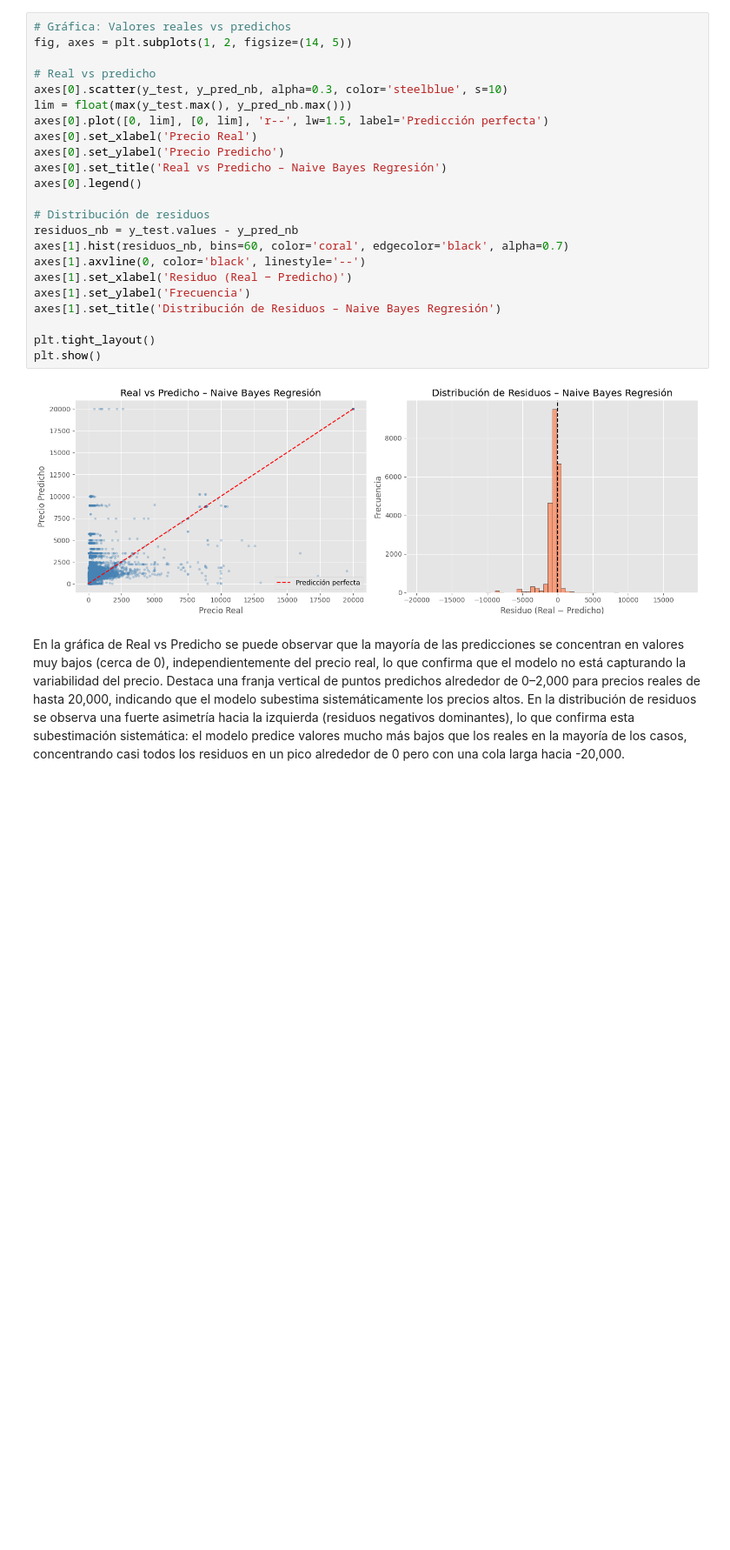
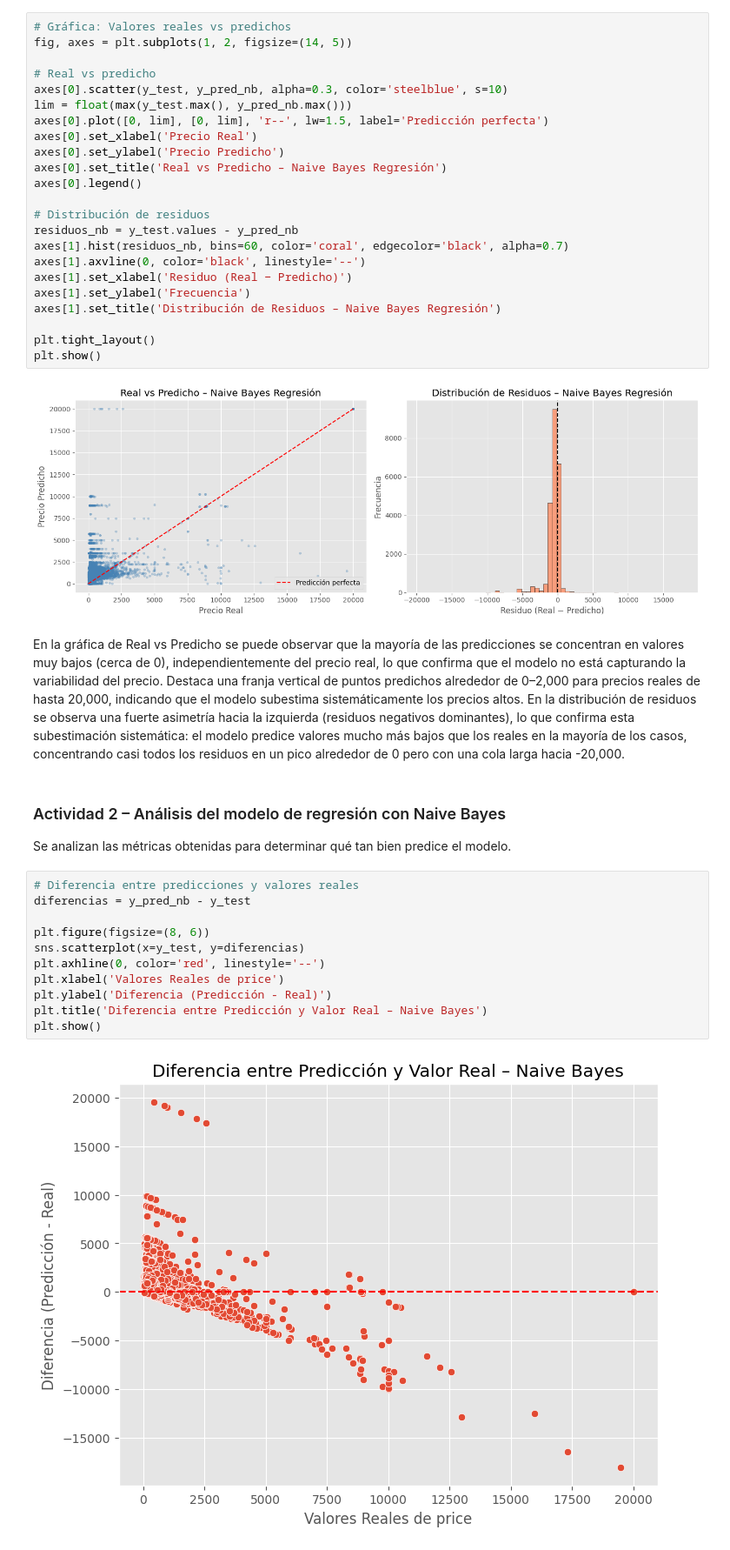
Before and after one commit to AleWWH1104/Lab5-md, a Jupyter notebook: Lab5.ipynb, the cells around one changed output. Shown at 87% size. Drawn from its saved outputs; the diff is of its cells as text; blank space fills up the shorter version.

Commit message:
Actividad 2

```diff
--- a/Lab5.ipynb
+++ b/Lab5.ipynb
@@ -225,3 +225,20 @@ plt.show()
 [figure]
 # %% [markdown]
 En la gráfica de Real vs Predicho se puede observar que la mayoría de las predicciones se concentran en valores muy bajos (cerca de 0), independientemente del precio real, lo que confirma que el modelo no está capturando la variabilidad del precio. Destaca una franja vertical de puntos predichos alrededor de 0–2,000 para precios reales de hasta 20,000, indicando que el modelo subestima sistemáticamente los precios altos. En la distribución de residuos se observa una fuerte asimetría hacia la izquierda (residuos negativos dominantes), lo que confirma esta subestimación sistemática: el modelo predice valores mucho más bajos que los reales en la mayoría de los casos, concentrando casi todos los residuos en un pico alrededor de 0 pero con una cola larga hacia -20,000.
+# %% [markdown]
+### Actividad 2 – Análisis del modelo de regresión con Naive Bayes
+
+Se analizan las métricas obtenidas para determinar qué tan bien predice el modelo.
+# %%
+# Diferencia entre predicciones y valores reales
+diferencias = y_pred_nb - y_test
+
+plt.figure(figsize=(8, 6))
+sns.scatterplot(x=y_test, y=diferencias)
+plt.axhline(0, color='red', linestyle='--')
+plt.xlabel('Valores Reales de price')
+plt.ylabel('Diferencia (Predicción - Real)')
+plt.title('Diferencia entre Predicción y Valor Real – Naive Bayes')
+plt.show()
+# %% [output]
+[figure, added]
```
Also changed, not shown: parts of 8 cells of this notebook.
